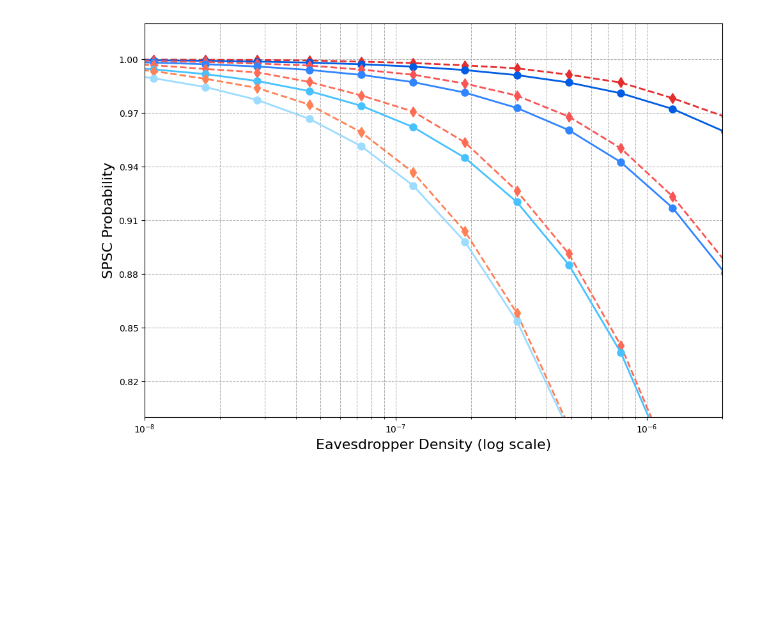
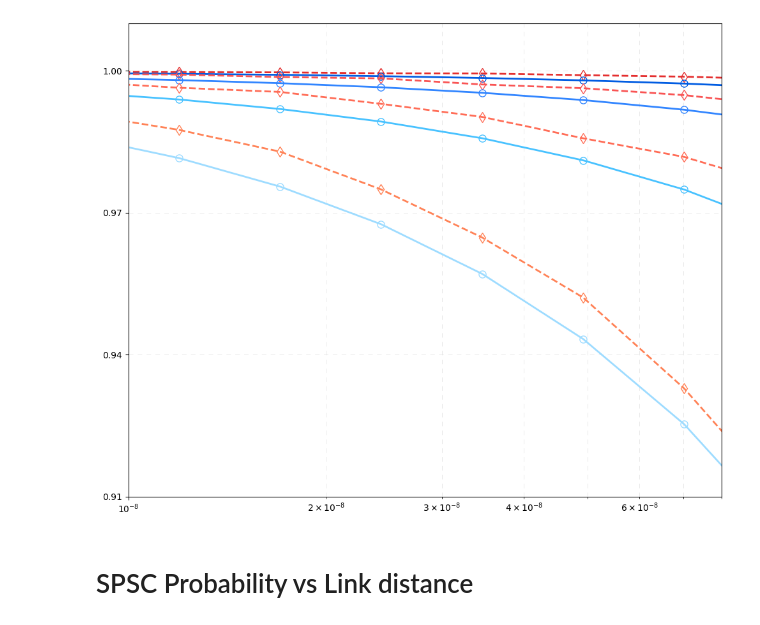
Before and after one commit to hslyu/SSIR, a Jupyter notebook: scripts/SPSC_probability.ipynb, the cells around one changed output. Cells and saved outputs as stored; diff of their text form; code cells hidden in the pictures; blank space fills up the shorter version.

```diff
--- a/scripts/SPSC_probability.ipynb
+++ b/scripts/SPSC_probability.ipynb
@@ -91,10 +187,10 @@ def simulate_spsc_vs_density_parallel(density_list, space_range, alpha, legit_di
 # %%
 # (A) Environment setup
-alpha = 3.0  # paathloss exponent
-space_range = 10000
+alpha = 3.0  # pathloss exponent
+space_range = 5000
 num_experiment = 50000
-density_list = np.logspace(-9, -3, 30)  # log-scale eavesdropper density
-distance_array = np.array([50, 100, 200, 300])  # legitimate distance
+density_list = np.logspace(-9, -3, 40)  # log-scale eavesdropper density
+distance_array = np.array([50, 100, 200, 400])  # legitimate distance
 
 all_results = {}
 
@@ -107,7 +203,7 @@ for legit_distance in distance_array:
     )
 
     # fitting the approximated model
-    a_opt, p_opt = fit_power_kappa(kappa_array, spsc_array, legit_distance)
+    a_opt, p_opt = fit_power_kappa_density(kappa_array, spsc_array, legit_distance)
     approx_spsc_array = approximated_SPSC_prob(kappa_array, legit_distance, a_opt, p_opt)
     print(f"fitted parameters for distance={legit_distance:.1f}: a={a_opt:.4f}, p={p_opt:.4f}\n")
 
@@ -146,14 +242,14 @@ colors_blue = np.array([
 ]) / 255.
 
 fontsize = 16
-font = 'arial'
+font = 'pretendard'
 
 # (C) Plot the results
-plt.figure(figsize=(10, 7))
+plt.figure(figsize=(10, 6.5))
 for i, (legit_distance, results) in enumerate(all_results.items()):
     plt.plot(density_list,
              results["spsc_array"],
-             label=f"Simulation (distance={legit_distance:.0f})",
+             label=f"Monte-carlo simulation" if i == 0 else None,
              marker='d',
              markerfacecolor='none',
              color=colors_red[i],
@@ -161,7 +257,7 @@ for i, (legit_distance, results) in enumerate(all_results.items()):
              )
     plt.plot(density_list,
              results["approx_spsc_array"],
-             label=f"Approximation (distance={legit_distance:.0f})",
+             label=f"SPSC prob. approximation" if i == 0 else None,
              marker='o',
              markerfacecolor='none',
              color=colors_blue[i],)
@@ -169,11 +265,12 @@ for i, (legit_distance, results) in enumerate(all_results.items()):
 plt.xscale('log')
 plt.xlabel('Eavesdropper Density (log scale)', fontsize=fontsize)
 plt.ylabel('SPSC Probability', fontsize=fontsize)
-plt.ylim(0, 1)
+plt.ylim(0, 1.05)
 plt.xlim(density_list[0], density_list[-1])
 plt.yticks(np.arange(0, 1.1, 0.1))
 plt.legend(fontsize=10)
-plt.grid(True, which='both', linestyle='--', linewidth=0.5)
+plt.grid(True, which='both', linestyle=(0, (5, 5)), linewidth=0.5, color="#e0e0e0")
 plt.tight_layout()
+plt.savefig("spsc_vs_density.eps", format='eps', dpi=1000)
 plt.show()
 # %% [output]
@@ -181,37 +279,37 @@ plt.show()
 # %%
 # (C-1, Optional) Plot the magnified results with limited density range.
-plt.figure(figsize=(10, 7))
+plt.figure(figsize=(10, 8))
 for i, (legit_distance, results) in enumerate(all_results.items()):
     plt.plot(density_list,
              results["spsc_array"],
              label=f"Simulation (distance={legit_distance:.0f})",
              marker='d',
+             markerfacecolor='none',
              markersize=8,
              color=colors_red[i],
              linestyle='--',
              linewidth=2.0,
              )
     plt.plot(density_list,
              results["approx_spsc_array"],
              label=f"Approximation (distance={legit_distance:.0f})",
              marker='o',
+             markerfacecolor='none',
              markersize=8,
              color=colors_blue[i],
              linewidth=2.0,
              )
 
 # from matplotlib.ticker import MultipleLocator
 plt.xscale('log')
-plt.xlabel('Eavesdropper Density (log scale)', fontsize=fontsize)
-plt.ylabel('SPSC Probability', fontsize=fontsize)
-plt.ylim(0.80, 1.02)
-plt.xlim(1e-8, 2e-6)
-plt.yticks(np.arange(0.82, 1.01, 0.03))
-# ax = plt.gca()  # 현재 Axes 객체 가져오기
-# ax.yaxis.set_minor_locator(MultipleLocator(0.01))
-# plt.grid(which='minor', axis='y', linestyle=':', linewidth=0.25)   # 보조 틱
-plt.grid(True, which='both', linestyle='--', linewidth=.75)
+plt.ylim(0.91, 1.01)
+plt.xlim(1e-8, 8e-8)
+plt.yticks(np.arange(0.91, 1.01, 0.03))
+plt.grid(True, which='both', linestyle=(0, (10, 10)), linewidth=0.5, color="#e0e0e0")
 plt.tight_layout()
+plt.savefig("spsc_vs_density_mag.eps", format='eps', dpi=1000)
 plt.show()
 # %% [output]
-[figure, old version]
+[figure, new version]
+# %% [markdown]
+# SPSC Probability vs Link distance
```
Also changed, not shown: parts of 9 cells of this notebook.
